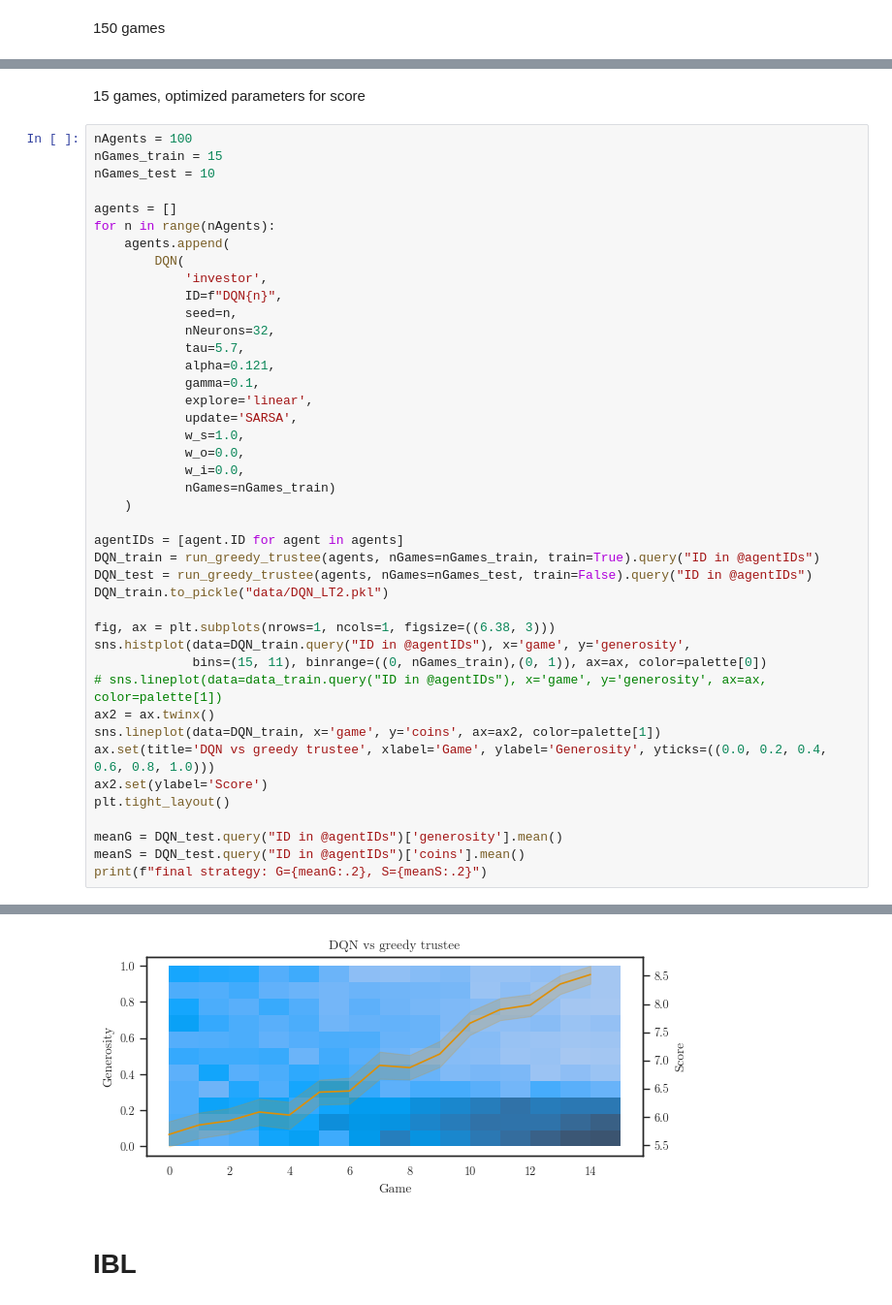
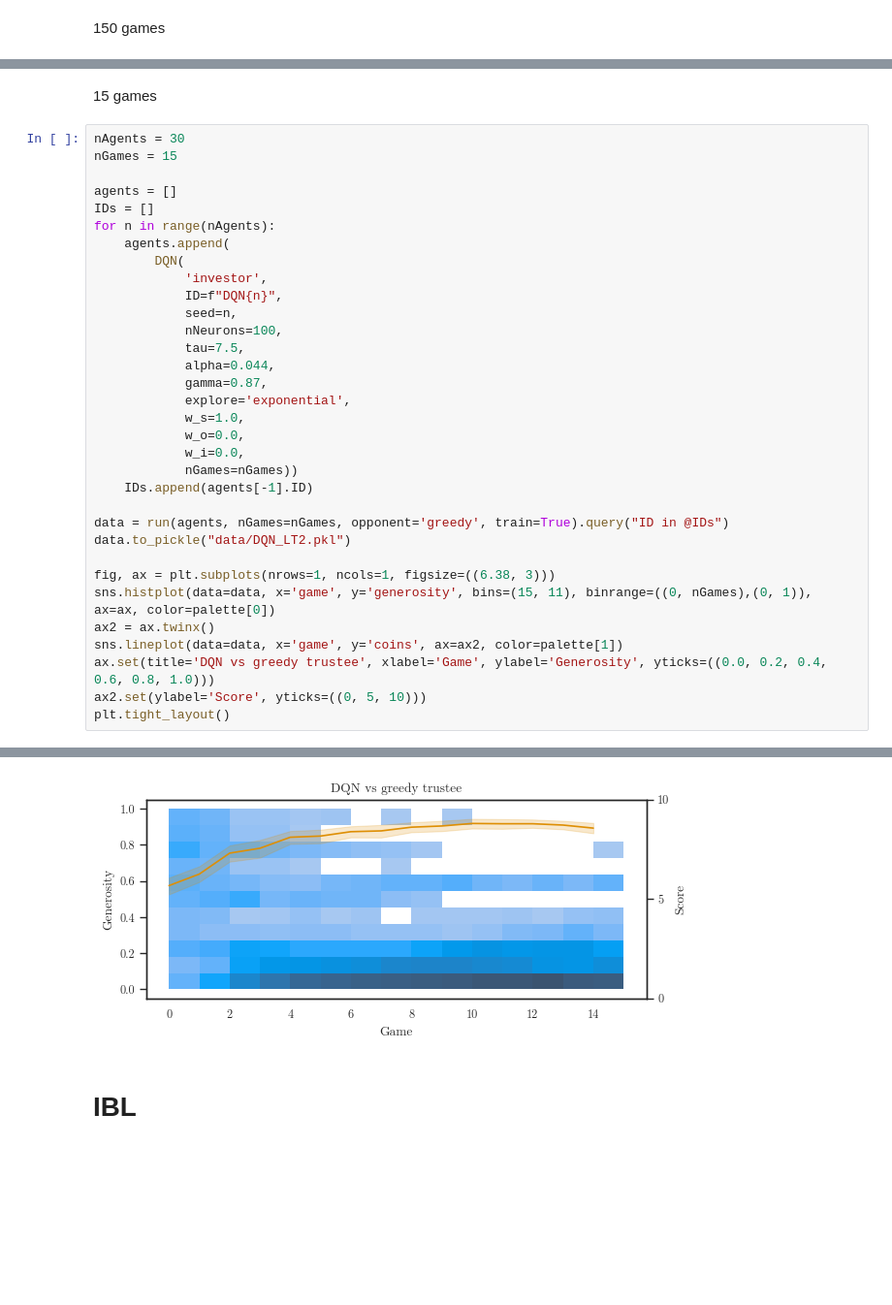
Before and after one commit to psipeter/social-value-orientation, a Jupyter notebook: experiment1.ipynb, the cells around one changed output, grey strips where cells are left out. Shown at 97% size. Drawn from its saved outputs; the diff is of its cells as text; blank space fills up the shorter version.

```diff
--- a/experiment1.ipynb
+++ b/experiment1.ipynb
@@ -79,45 +60,36 @@ final strategy: G=0.052, S=9.5
 # %% [markdown]
-15 games, optimized parameters for score
+15 games
 # %%
-nAgents = 100
-nGames_train = 15
-nGames_test = 10
+nAgents = 30
+nGames = 15
 
 agents = []
+IDs = []
 for n in range(nAgents):
     agents.append(
         DQN(
             'investor',
             ID=f"DQN{n}",
             seed=n,
-            nNeurons=32,
-            tau=5.7,
-            alpha=0.121,
-            gamma=0.1,
-            explore='linear',
-            update='SARSA',
+            nNeurons=100,
+            tau=7.5,
+            alpha=0.044,
+            gamma=0.87,
+            explore='exponential',
             w_s=1.0,
             w_o=0.0,
             w_i=0.0,
-            nGames=nGames_train)
-    )
+            nGames=nGames))
+    IDs.append(agents[-1].ID)
 
-agentIDs = [agent.ID for agent in agents]
-DQN_train = run_greedy_trustee(agents, nGames=nGames_train, train=True).query("ID in @agentIDs")
-DQN_test = run_greedy_trustee(agents, nGames=nGames_test, train=False).query("ID in @agentIDs")
-DQN_train.to_pickle("data/DQN_LT2.pkl")
+data = run(agents, nGames=nGames, opponent='greedy', train=True).query("ID in @IDs")
+data.to_pickle("data/DQN_LT2.pkl")
 
 fig, ax = plt.subplots(nrows=1, ncols=1, figsize=((6.38, 3)))
-sns.histplot(data=DQN_train.query("ID in @agentIDs"), x='game', y='generosity',
-             bins=(15, 11), binrange=((0, nGames_train),(0, 1)), ax=ax, color=palette[0])
-# sns.lineplot(data=data_train.query("ID in @agentIDs"), x='game', y='generosity', ax=ax, color=palette[1])
+sns.histplot(data=data, x='game', y='generosity', bins=(15, 11), binrange=((0, nGames),(0, 1)), ax=ax, color=palette[0])
 ax2 = ax.twinx()
-sns.lineplot(data=DQN_train, x='game', y='coins', ax=ax2, color=palette[1])
+sns.lineplot(data=data, x='game', y='coins', ax=ax2, color=palette[1])
 ax.set(title='DQN vs greedy trustee', xlabel='Game', ylabel='Generosity', yticks=((0.0, 0.2, 0.4, 0.6, 0.8, 1.0)))
-ax2.set(ylabel='Score')
+ax2.set(ylabel='Score', yticks=((0, 5, 10)))
 plt.tight_layout()
-
-meanG = DQN_test.query("ID in @agentIDs")['generosity'].mean()
-meanS = DQN_test.query("ID in @agentIDs")['coins'].mean()
-print(f"final strategy: G={meanG:.2}, S={meanS:.2}")
 # %% [output]
@@ -141,4 +96,4 @@ final strategy: G=0.11, S=8.9
-[figure, old version]
+[figure, new version]
 # %% [markdown]
 # IBL
 # %% [markdown]
```
Also changed, not shown: parts of 32 cells of this notebook, 10 other files.
